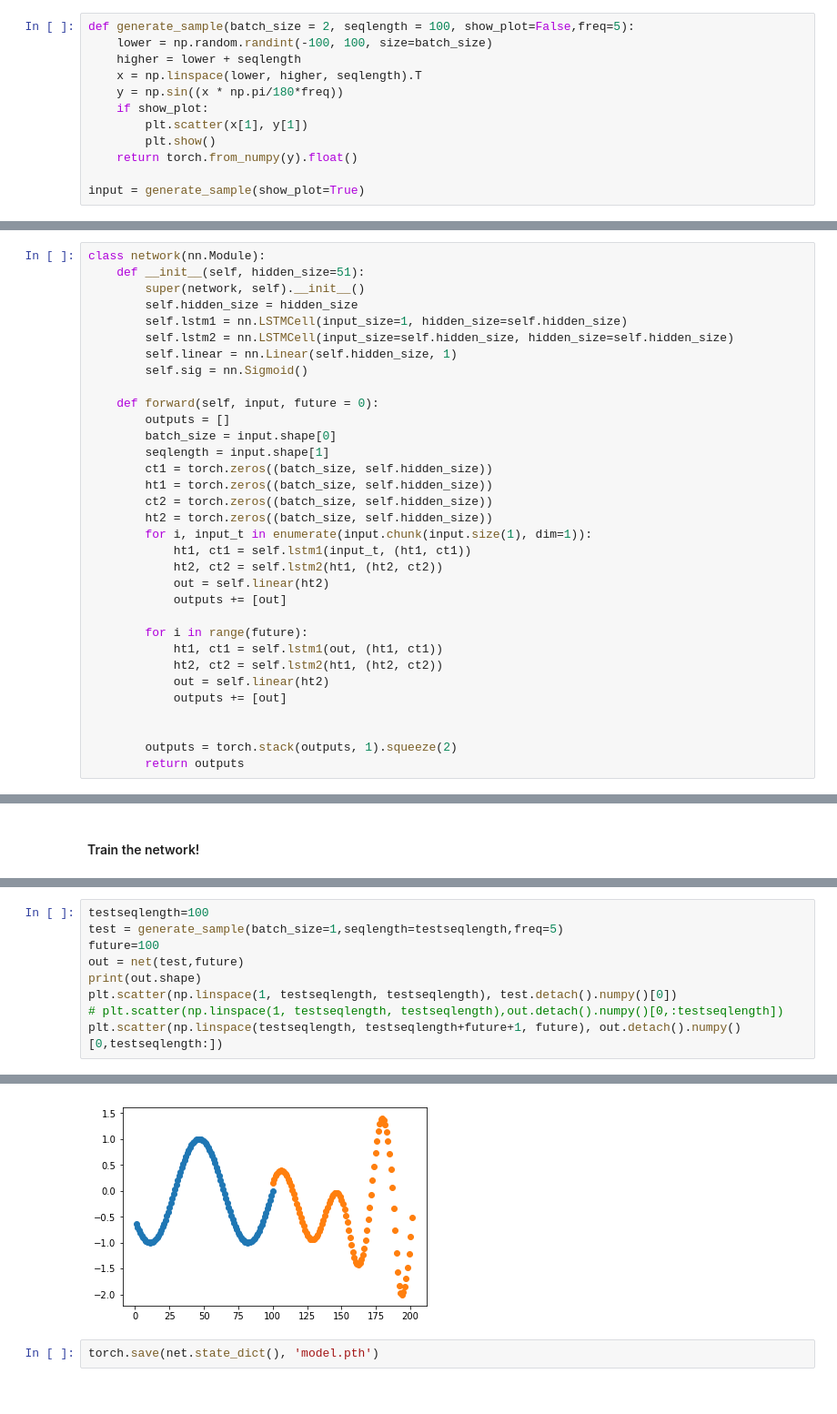
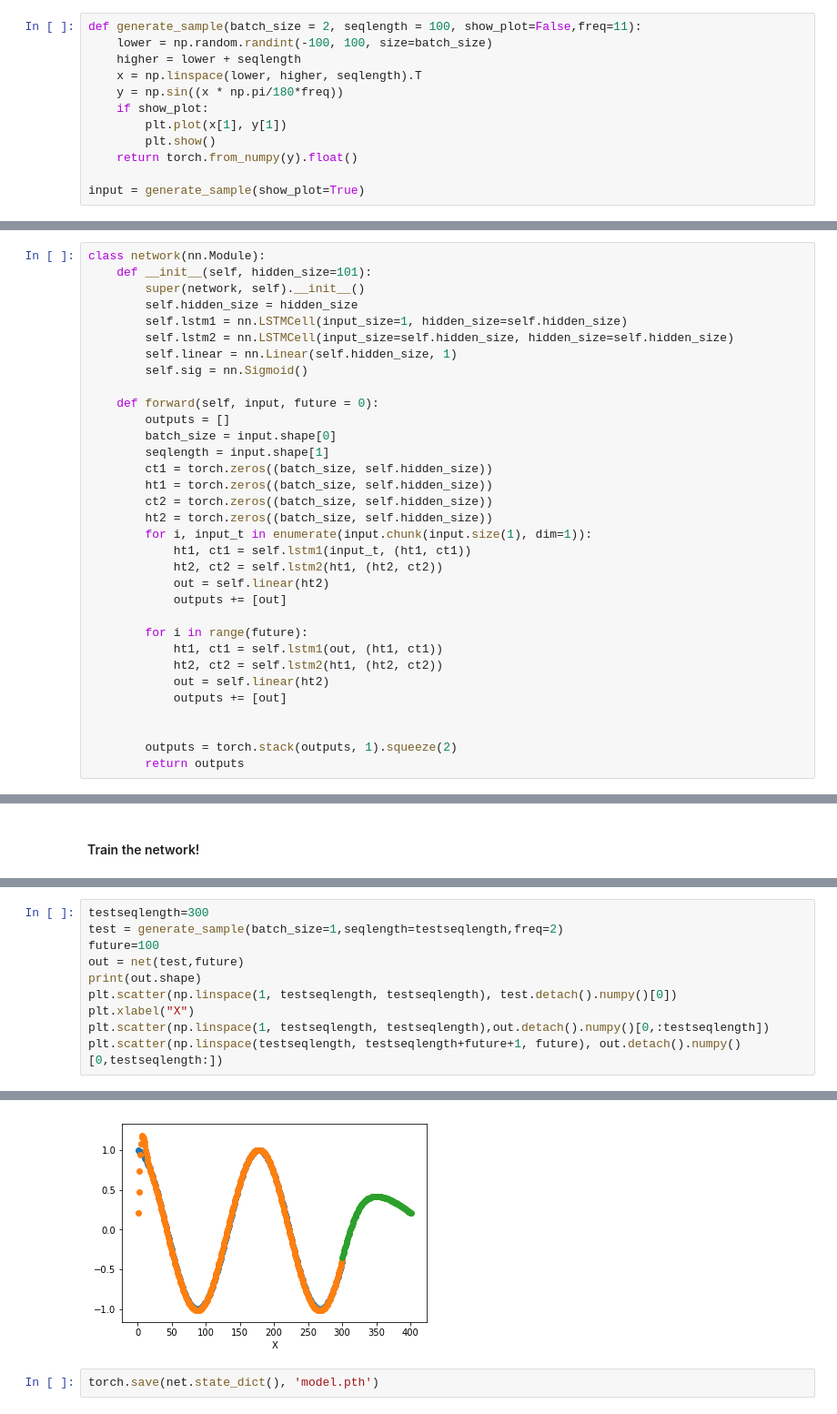
Before and after one commit to qureshinomaan/Generate-Occupancy-Maps, a Jupyter notebook: otherTasks/TimeSeqPrediction/TimeSeqGeneration.ipynb, the cells around one changed output, grey strips where cells are left out. Shown: that part at 91% size. Drawn from its saved outputs; the diff is of its cells as text.

```diff
--- a/otherTasks/TimeSeqPrediction/TimeSeqGeneration.ipynb
+++ b/otherTasks/TimeSeqPrediction/TimeSeqGeneration.ipynb
@@ -12,13 +12,13 @@ import matplotlib.pyplot as plt
 #### Generating a sine wave
 We will want our network to learn a sine wave. For that we will need to generate multiple sequences of a sine wave.
 # %%
-def generate_sample(batch_size = 2, seqlength = 100, show_plot=False,freq=5):
+def generate_sample(batch_size = 2, seqlength = 100, show_plot=False,freq=11):
     lower = np.random.randint(-100, 100, size=batch_size)
     higher = lower + seqlength
     x = np.linspace(lower, higher, seqlength).T
     y = np.sin((x * np.pi/180*freq))
     if show_plot:
-        plt.scatter(x[1], y[1])
+        plt.plot(x[1], y[1])
         plt.show()
     return torch.from_numpy(y).float()
 
@@ -38,7 +38,7 @@ We will use two stacked lstm for this task.
 Be careful while using reshape.
 # %%
 class network(nn.Module):
-    def __init__(self, hidden_size=51):
+    def __init__(self, hidden_size=101):
         super(network, self).__init__()
         self.hidden_size = hidden_size
         self.lstm1 = nn.LSTMCell(input_size=1, hidden_size=self.hidden_size)
@@ -143,10 +143,11 @@ KeyboardInterrupt:
 # %%
-testseqlength=100
-test = generate_sample(batch_size=1,seqlength=testseqlength,freq=5)
+testseqlength=300
+test = generate_sample(batch_size=1,seqlength=testseqlength,freq=2)
 future=100
 out = net(test,future)
 print(out.shape)
 plt.scatter(np.linspace(1, testseqlength, testseqlength), test.detach().numpy()[0])
-# plt.scatter(np.linspace(1, testseqlength, testseqlength),out.detach().numpy()[0,:testseqlength])
+plt.xlabel("X")
+plt.scatter(np.linspace(1, testseqlength, testseqlength),out.detach().numpy()[0,:testseqlength])
 plt.scatter(np.linspace(testseqlength, testseqlength+future+1, future), out.detach().numpy()[0,testseqlength:])
 # %% [output]
@@ -154,4 +155,4 @@ torch.Size([1, 200])
 <matplotlib.collections.PathCollection at 0x...>
-[figure, old version]
+[figure, new version]
 # %%
 torch.save(net.state_dict(), 'model.pth')
```
Also changed, not shown: parts of 4 cells of this notebook, 1 other file.
